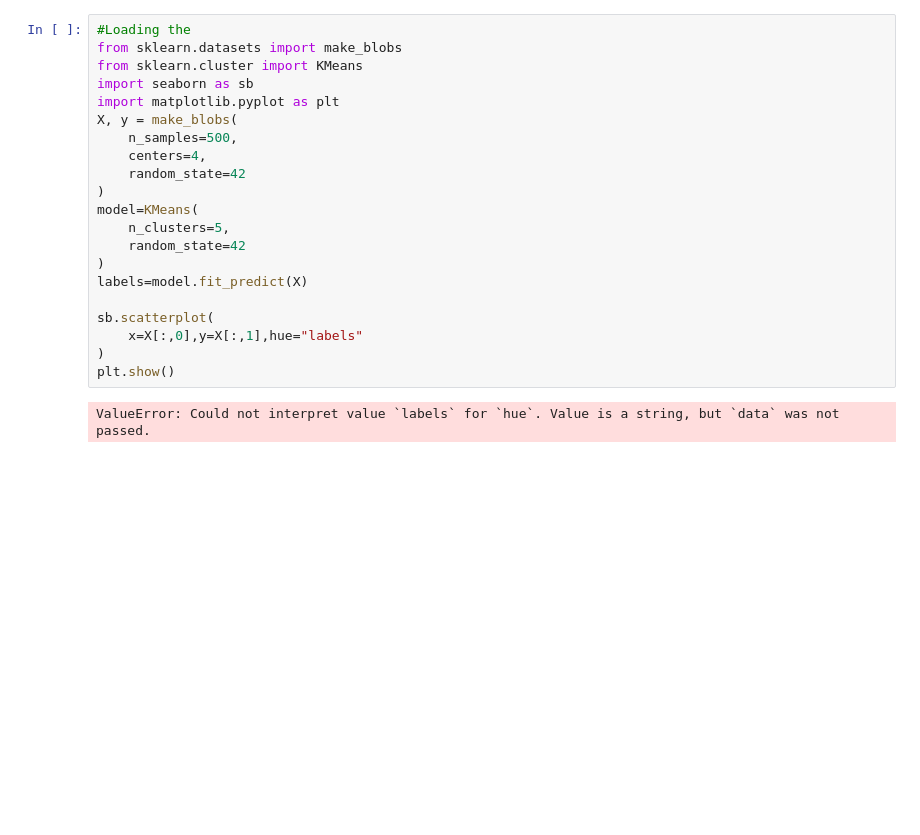
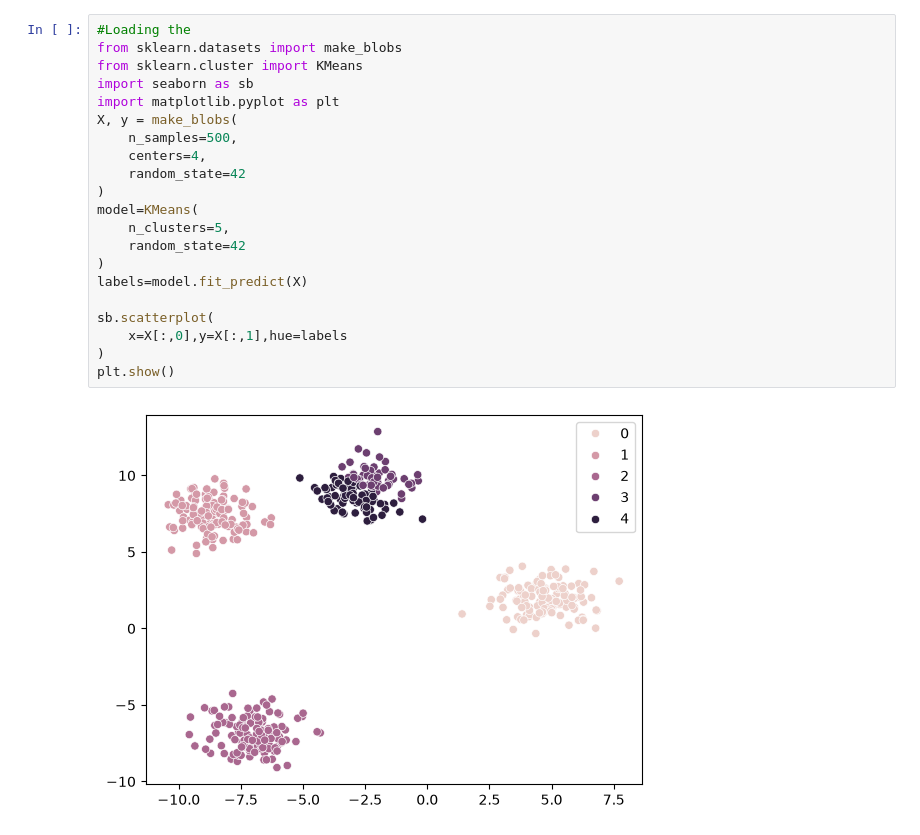
Before and after one commit to engineerharshitcodes/AI-ML-Practice, a Jupyter notebook: PracticeQuestions/Datasets/Titanic/Question4.ipynb, the cells around one changed output. Drawn from its saved outputs; the diff is of its cells as text; blank space fills up the shorter version.

```diff
--- a/PracticeQuestions/Datasets/Titanic/Question4.ipynb
+++ b/PracticeQuestions/Datasets/Titanic/Question4.ipynb
@@ -1,23 +1,23 @@
 # %%
 #Loading the
 from sklearn.datasets import make_blobs
 from sklearn.cluster import KMeans
 import seaborn as sb
 import matplotlib.pyplot as plt
 X, y = make_blobs(
     n_samples=500,
     centers=4,
     random_state=42
 )
 model=KMeans(
     n_clusters=5,
     random_state=42
 )
 labels=model.fit_predict(X)
 
 sb.scatterplot(
-    x=X[:,0],y=X[:,1],hue="labels"
+    x=X[:,0],y=X[:,1],hue=labels
 )
 plt.show()
 # %% [output]
-ValueError: Could not interpret value `labels` for `hue`. Value is a string, but `data` was not passed.
+[figure, added]
```
Also changed, not shown: 7 other files.
